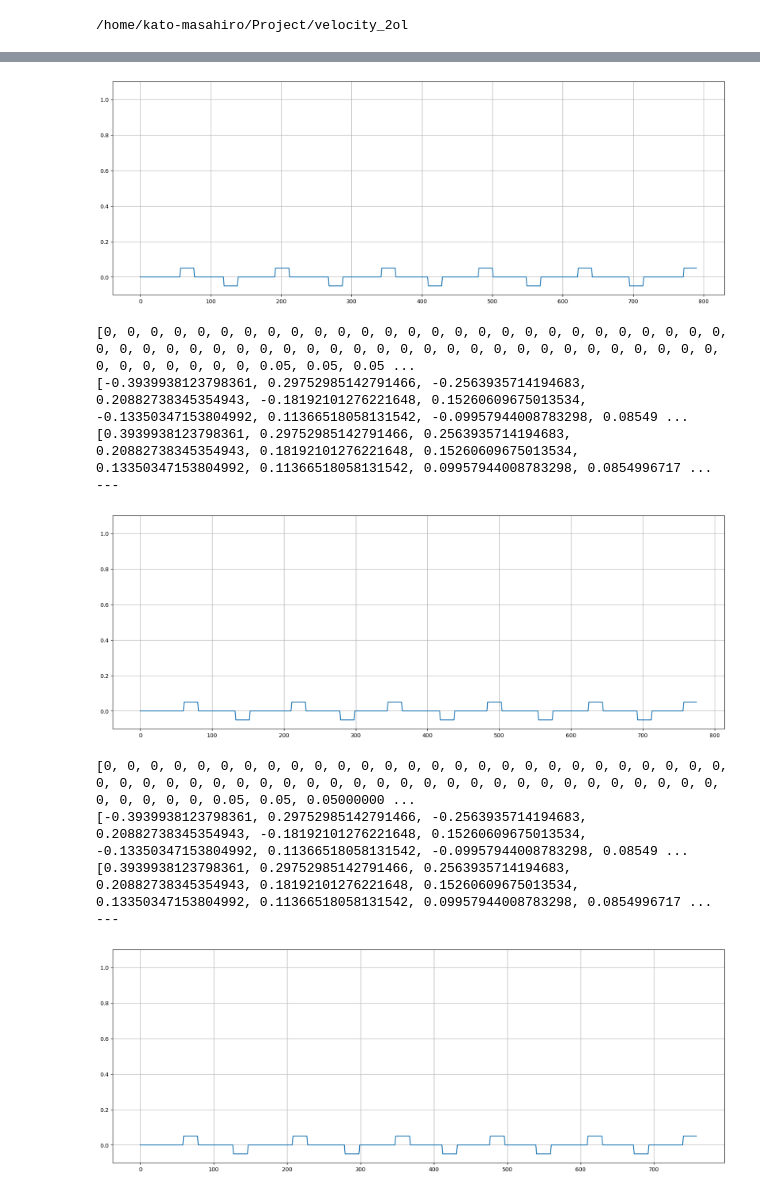
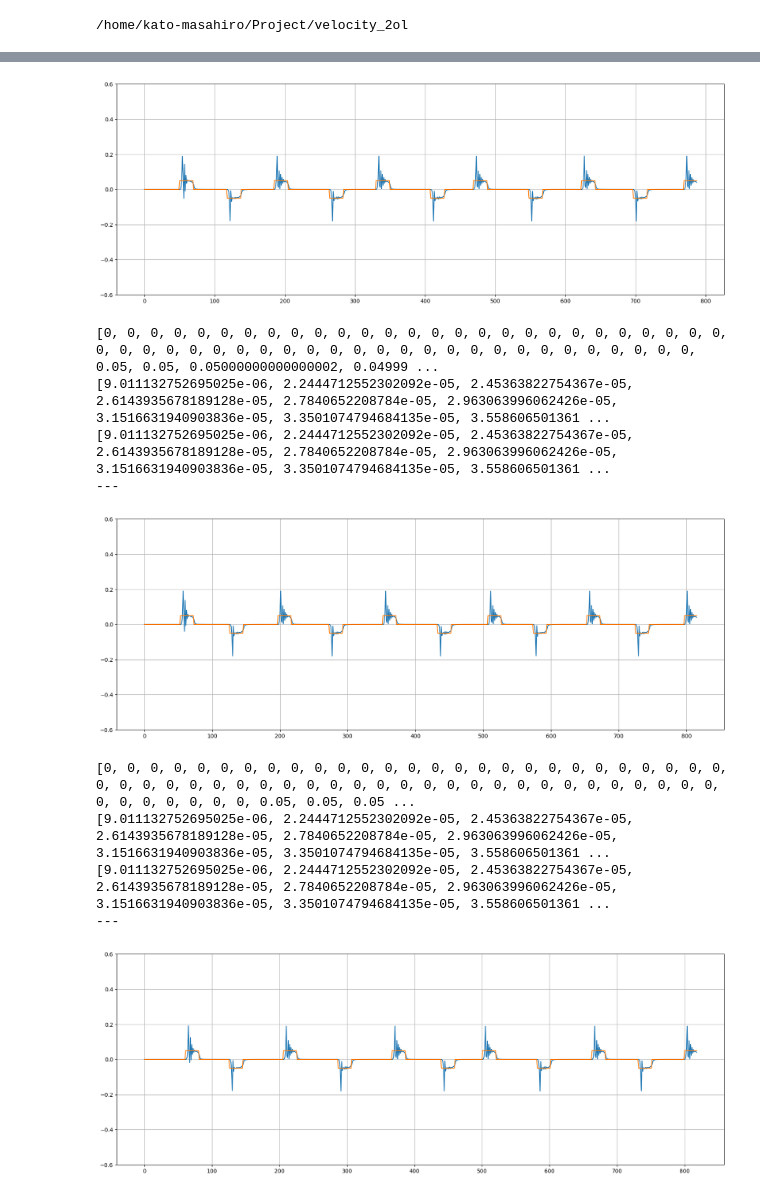
Before and after one commit to kato-mahiro/velocity_2ol, a Jupyter notebook: check_history.ipynb, the cells around one changed output, grey strips where cells are left out. Saved outputs shown, nothing was run; the diff lists cells and outputs as text; code cells hidden in the pictures.

```diff
--- a/check_history.ipynb
+++ b/check_history.ipynb
@@ -22,7 +22,7 @@ from modneat import visualize
 # %% [output]
 /home/kato-masahiro/Project/velocity_2ol
 # %%
-checkpoint_path = '/home/kato-masahiro/Project/velocity_2ol/results2023_3_4/task_lv1/[CONTINUED]velocity_task.velocity_task_N_ModExHebbFFN_lv0/checkpoints/checkpoint-999'
+checkpoint_path = '/home/kato-masahiro/Project/velocity_2ol/results2023_3_4/task_lv1/[CONTINUED]velocity_task.velocity_task_N_ModExHebbFFN_lv1/checkpoints/checkpoint-9999'
 
 p = modneat.Checkpointer.restore_checkpoint(checkpoint_path)
 p.config.genome_config.enabled_mutate_rate
@@ -95,8 +89,10 @@ for loop_list in best_individual.history:
     #print(target_list)
     #print(output_list)
     fig = plt.figure(figsize=(20,7))
+    #plt.plot(xlabel, diff_diff_list)
+    plt.plot(xlabel, actual_diff_list)
     plt.plot(xlabel, ideal_diff_list)
-    plt.ylim(-0.1,1.1)
+    plt.ylim(-0.6,0.6)
     plt.grid()
     plt.show()
 # %% [output]
@@ -111,12 +107,12 @@ for loop_list in best_individual.history:
 ---
-[figure, old version]
+[figure, new version]
-[0, 0, 0, 0, 0, 0, 0, 0, 0, 0, 0, 0, 0, 0, 0, 0, 0, 0, 0, 0, 0, 0, 0, 0, 0, 0, 0, 0, 0, 0, 0, 0, 0, 0, 0, 0, 0, 0, 0, 0, 0, 0, 0, 0, 0, 0, 0, 0, 0, 0, 0, 0, 0, 0, 0, 0, 0, 0, 0, 0, 0, 0.05, 0.05, 0.05 ...
-[-0.3939938123798361, 0.29752985142791466, -0.2563935714194683, 0.20882738345354943, -0.18192101276221648, 0.15260609675013534, -0.13350347153804992, 0.11366518058131542, -0.09957944008783298, 0.08549 ...
-[0.3939938123798361, 0.29752985142791466, 0.2563935714194683, 0.20882738345354943, 0.18192101276221648, 0.15260609675013534, 0.13350347153804992, 0.11366518058131542, 0.09957944008783298, 0.0854996717 ...
+[0, 0, 0, 0, 0, 0, 0, 0, 0, 0, 0, 0, 0, 0, 0, 0, 0, 0, 0, 0, 0, 0, 0, 0, 0, 0, 0, 0, 0, 0, 0, 0, 0, 0, 0, 0, 0, 0, 0, 0, 0, 0, 0, 0, 0, 0, 0, 0, 0, 0, 0, 0, 0, 0.05, 0.05, 0.05000000000000002, 0.04999 ...
+[9.011132752695025e-06, 2.2444712552302092e-05, 2.45363822754367e-05, 2.6143935678189128e-05, 2.7840652208784e-05, 2.963063996062426e-05, 3.1516631940903836e-05, 3.3501074794684135e-05, 3.558606501361 ...
+[9.011132752695025e-06, 2.2444712552302092e-05, 2.45363822754367e-05, 2.6143935678189128e-05, 2.7840652208784e-05, 2.963063996062426e-05, 3.1516631940903836e-05, 3.3501074794684135e-05, 3.558606501361 ...
 ---
-[figure, old version]
+[figure, new version]
-[0, 0, 0, 0, 0, 0, 0, 0, 0, 0, 0, 0, 0, 0, 0, 0, 0, 0, 0, 0, 0, 0, 0, 0, 0, 0, 0, 0, 0, 0, 0, 0, 0, 0, 0, 0, 0, 0, 0, 0, 0, 0, 0, 0, 0, 0, 0, 0, 0, 0, 0, 0, 0, 0, 0, 0, 0, 0, 0, 0.05, 0.05, 0.05000000 ...
-[-0.3939938123798361, 0.29752985142791466, -0.2563935714194683, 0.20882738345354943, -0.18192101276221648, 0.15260609675013534, -0.13350347153804992, 0.11366518058131542, -0.09957944008783298, 0.08549 ...
-[0.3939938123798361, 0.29752985142791466, 0.2563935714194683, 0.20882738345354943, 0.18192101276221648, 0.15260609675013534, 0.13350347153804992, 0.11366518058131542, 0.09957944008783298, 0.0854996717 ...
+[0, 0, 0, 0, 0, 0, 0, 0, 0, 0, 0, 0, 0, 0, 0, 0, 0, 0, 0, 0, 0, 0, 0, 0, 0, 0, 0, 0, 0, 0, 0, 0, 0, 0, 0, 0, 0, 0, 0, 0, 0, 0, 0, 0, 0, 0, 0, 0, 0, 0, 0, 0, 0, 0, 0, 0, 0, 0, 0, 0, 0, 0.05, 0.05, 0.05 ...
+[9.011132752695025e-06, 2.2444712552302092e-05, 2.45363822754367e-05, 2.6143935678189128e-05, 2.7840652208784e-05, 2.963063996062426e-05, 3.1516631940903836e-05, 3.3501074794684135e-05, 3.558606501361 ...
+[9.011132752695025e-06, 2.2444712552302092e-05, 2.45363822754367e-05, 2.6143935678189128e-05, 2.7840652208784e-05, 2.963063996062426e-05, 3.1516631940903836e-05, 3.3501074794684135e-05, 3.558606501361 ...
 ---
-[figure, old version]
+[figure, new version]
```
Also changed, not shown: parts of 4 cells of this notebook.
